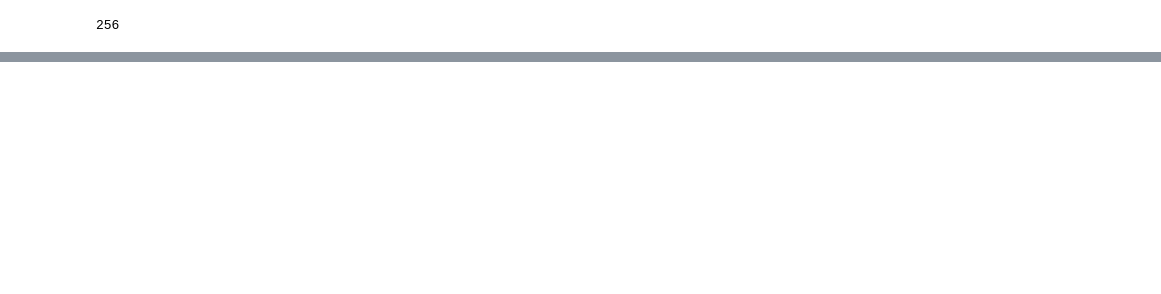
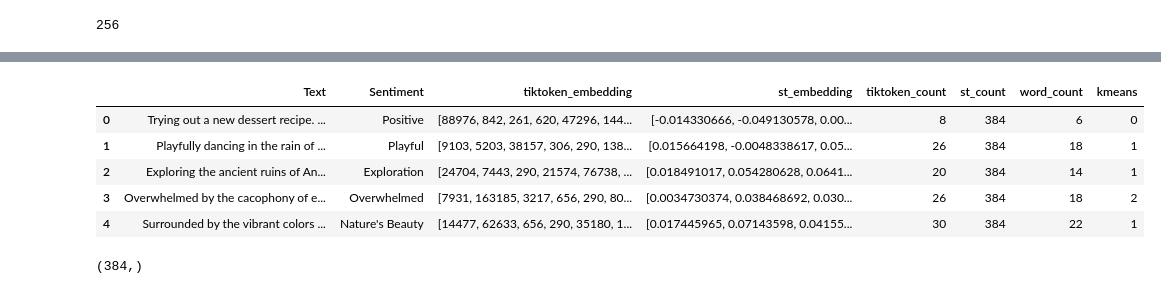
Before and after one commit to shaohong-g/All-About-LLM, a Jupyter notebook: embedding.ipynb, the cells around one changed output, grey strips where cells are left out. Saved outputs shown, nothing was run; the diff lists cells and outputs as text; code cells hidden in the pictures; blank space fills up the shorter version.

```diff
--- a/embedding.ipynb
+++ b/embedding.ipynb
@@ -115,13 +223,19 @@ ModuleNotFoundError: No module named 'openai.embeddings_utils'
-# %%
-from openai.embeddings_utils import cosine_similarity, get_embedding
-
-df= df[df.Score!=3]
-df['sentiment'] = df.Score.replace({1:'negative', 2:'negative', 4:'positive', 5:'positive'})
-
-labels = ['negative', 'positive']
-label_embeddings = [get_embedding(label, model=model) for label in labels]
-
-def label_score(review_embedding, label_embeddings):
-    return cosine_similarity(review_embedding, label_embeddings[1]) - cosine_similarity(review_embedding, label_embeddings[0])
-
-prediction = 'positive' if label_score('Sample Review', label_embeddings) > 0 else 'negative'
+# %%
+df.head()
+# %% [output]
+|  | Text | Sentiment | tiktoken_embedding | st_embedding | tiktoken_count | st_count | word_count | kmeans |
+| 0 | Trying out a new dessert recipe. ... | Positive | [88976, 842, 261, 620, 47296, 144... | [-0.014330666, -0.049130578, 0.00... | 8 | 384 | 6 | 0 |
+| 1 | Playfully dancing in the rain of ... | Playful | [9103, 5203, 38157, 306, 290, 138... | [0.015664198, -0.0048338617, 0.05... | 26 | 384 | 18 | 1 |
+| 2 | Exploring the ancient ruins of An... | Exploration | [24704, 7443, 290, 21574, 76738, ... | [0.018491017, 0.054280628, 0.0641... | 20 | 384 | 14 | 1 |
+| 3 | Overwhelmed by the cacophony of e... | Overwhelmed | [7931, 163185, 3217, 656, 290, 80... | [0.0034730374, 0.038468692, 0.030... | 26 | 384 | 18 | 2 |
+| 4 | Surrounded by the vibrant colors ... | Nature's Beauty | [14477, 62633, 656, 290, 35180, 1... | [0.017445965, 0.07143598, 0.04155... | 30 | 384 | 22 | 1 |
+# %%
+# Get embeddings for labels
+pos_encode = model.encode("Positive")
+neutral_encode = model.encode("Neutral")
+neg_encode = model.encode("Negative")
+
+label_embeddings = [neg_encode, neutral_encode, pos_encode]
+print(pos_encode.shape)
+# %% [output]
+(384,)
```
Also changed, not shown: parts of 20 cells of this notebook, 4 other files.
